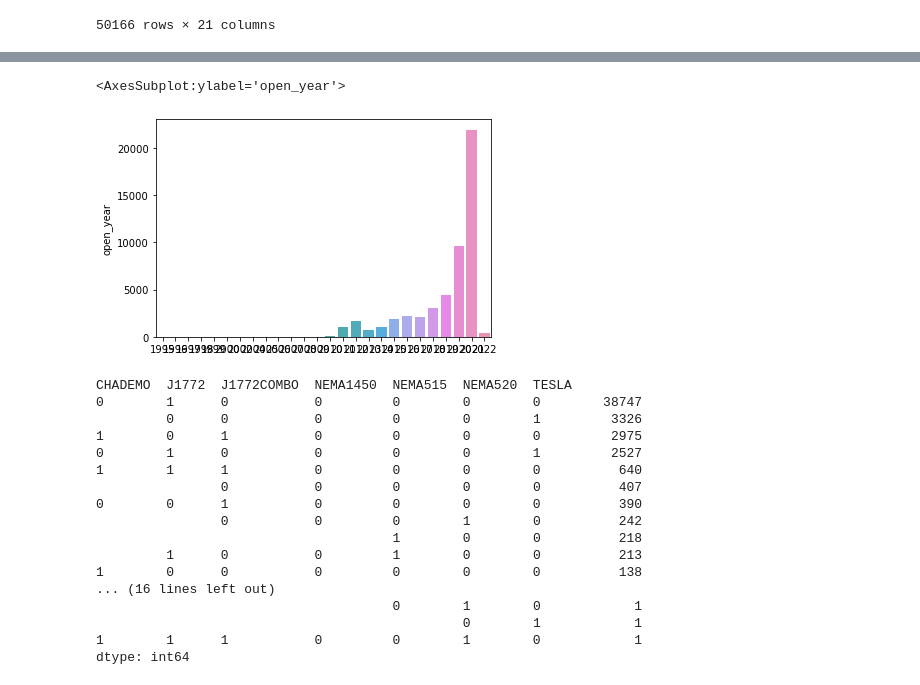
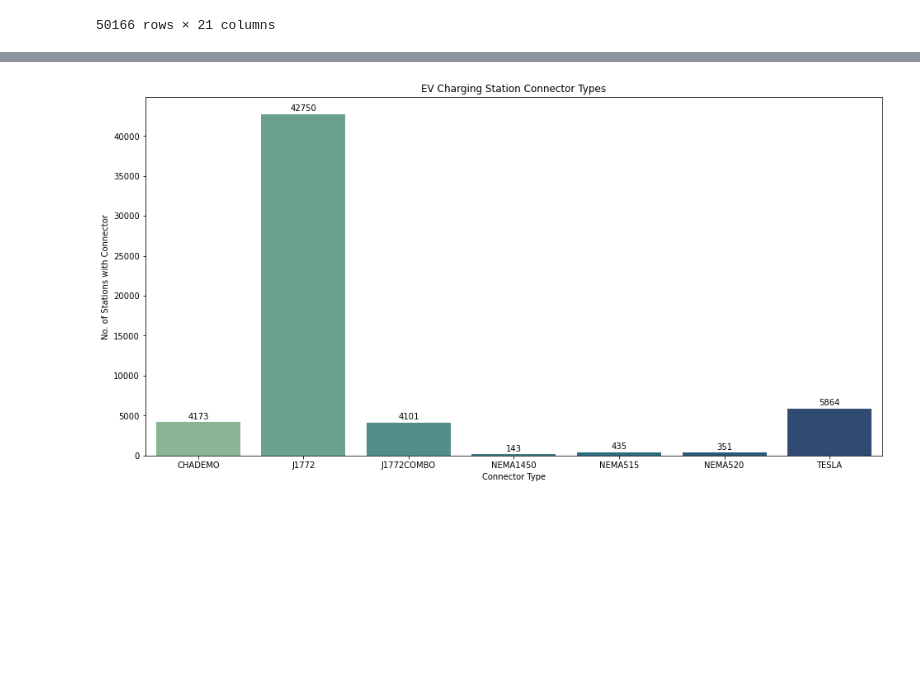
Before and after one commit to rayy-32/ev-station-analysis-and-mapping, a Jupyter notebook: evstations.ipynb, the cells around one changed output, grey strips where cells are left out. Saved outputs shown, nothing was run; the diff lists cells and outputs as text; code cells hidden in the pictures; blank space fills up the shorter version.

```diff
--- a/evstations.ipynb
+++ b/evstations.ipynb
@@ -273,43 +280,19 @@ plt.show()
-# %%
-ax = sns.barplot(x=indx_yr, y=yr_count)
-ax.bar_label(ax.containers[0])
-plt.xticks(rotation='vertical')
-plt.show()
-# %% [output]
-<AxesSubplot:ylabel='open_year'>
-[figure, removed]
-# %%
-#Seeing connector types throughout different areas
-#stations.CHADEMO.value_counts()
-#stations.J1772.value_counts()
-#stations.J1772COMBO.value_counts()
-#stations.NEMA1450.value_counts()
-#stations.NEMA515.value_counts()
-#stations.NEMA520.value_counts()
-#stations.TESLA.value_counts()
-
-conn_count = stations[['CHADEMO','J1772','J1772COMBO','NEMA1450','NEMA515','NEMA520','TESLA']].value_counts()
-conn_count
-
-#plt.figure()
-#plt.bar()
-#plt.title()
-#plt.show()
-# %% [output]
-CHADEMO  J1772  J1772COMBO  NEMA1450  NEMA515  NEMA520  TESLA
-0        1      0           0         0        0        0        38747
-         0      0           0         0        0        1         3326
-1        0      1           0         0        0        0         2975
-0        1      0           0         0        0        1         2527
-1        1      1           0         0        0        0          640
-                0           0         0        0        0          407
-0        0      1           0         0        0        0          390
-                0           0         0        1        0          242
-                                      1        0        0          218
-         1      0           0         1        0        0          213
-1        0      0           0         0        0        0          138
-... (16 lines left out)
-                                      0        1        0            1
-                                               0        1            1
-1        1      1           0         0        1        0            1
-dtype: int64
+# %%
+#Seeing distribution of different connector types
+
+#Finding total number of each connector type present, returning sum of all non-zero values in each column (only values of '0' and '1' are present in these columns)
+conndata = [(stations.CHADEMO != 0).sum(),(stations.J1772 != 0).sum(),(stations.J1772COMBO != 0).sum(),(stations.NEMA1450 != 0).sum(),(stations.NEMA515 != 0).sum(),(stations.NEMA520 != 0).sum(),(stations.TESLA != 0).sum()]
+connindx = ['CHADEMO','J1772','J1772COMBO','NEMA1450','NEMA515','NEMA520','TESLA']
+
+plt.figure(figsize = (16, 8))
+
+ax = sns.barplot(x=connindx, y=conndata, errwidth=0, palette='crest')
+ax.bar_label(ax.containers[0], padding=2)
+
+plt.xlabel('Connector Type')
+plt.ylabel('No. of Stations with Connector')
+plt.title('EV Charging Station Connector Types')
+plt.savefig('Resources/Images/evstation_plt04.png')
+plt.show()
+# %% [output]
+[figure, added]
```
Also changed, not shown: parts of 8 cells of this notebook.
